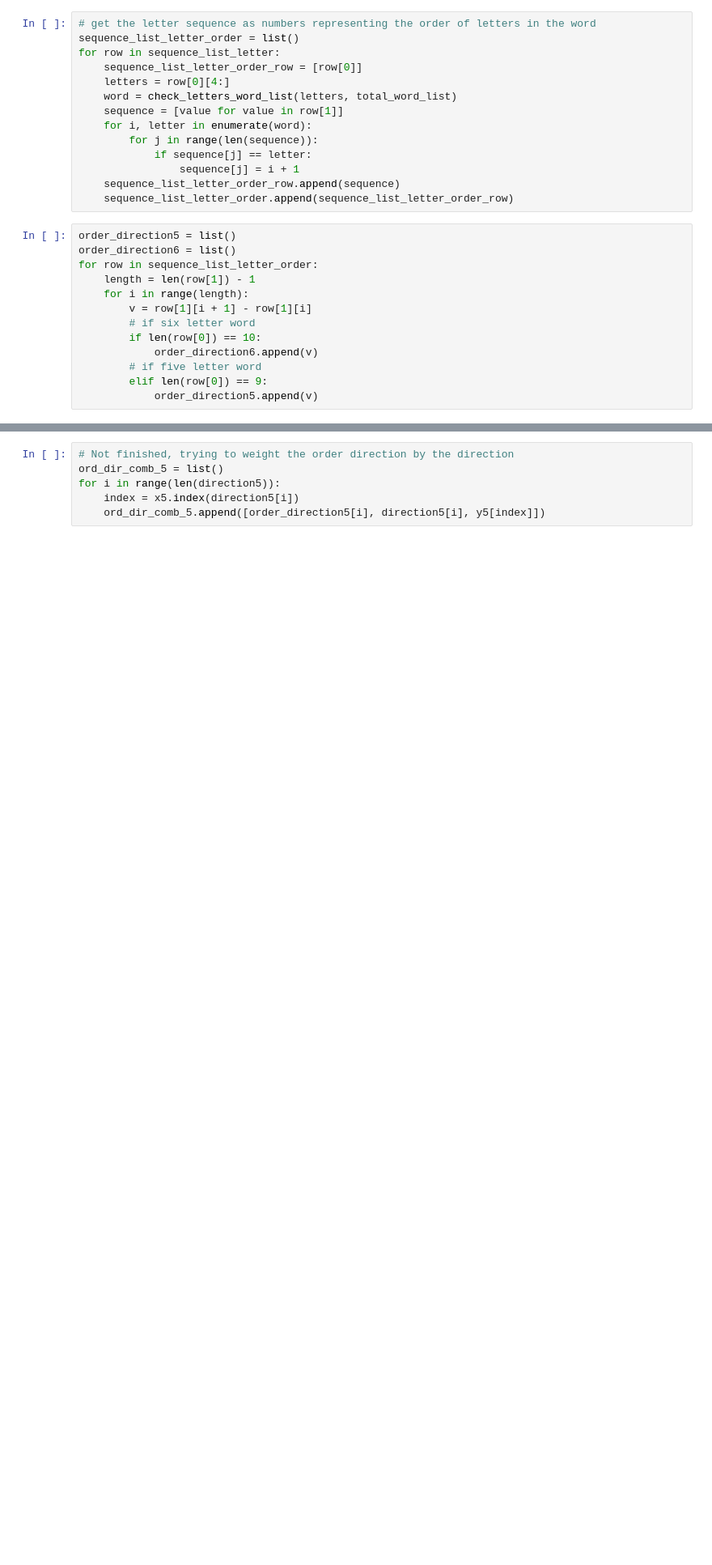
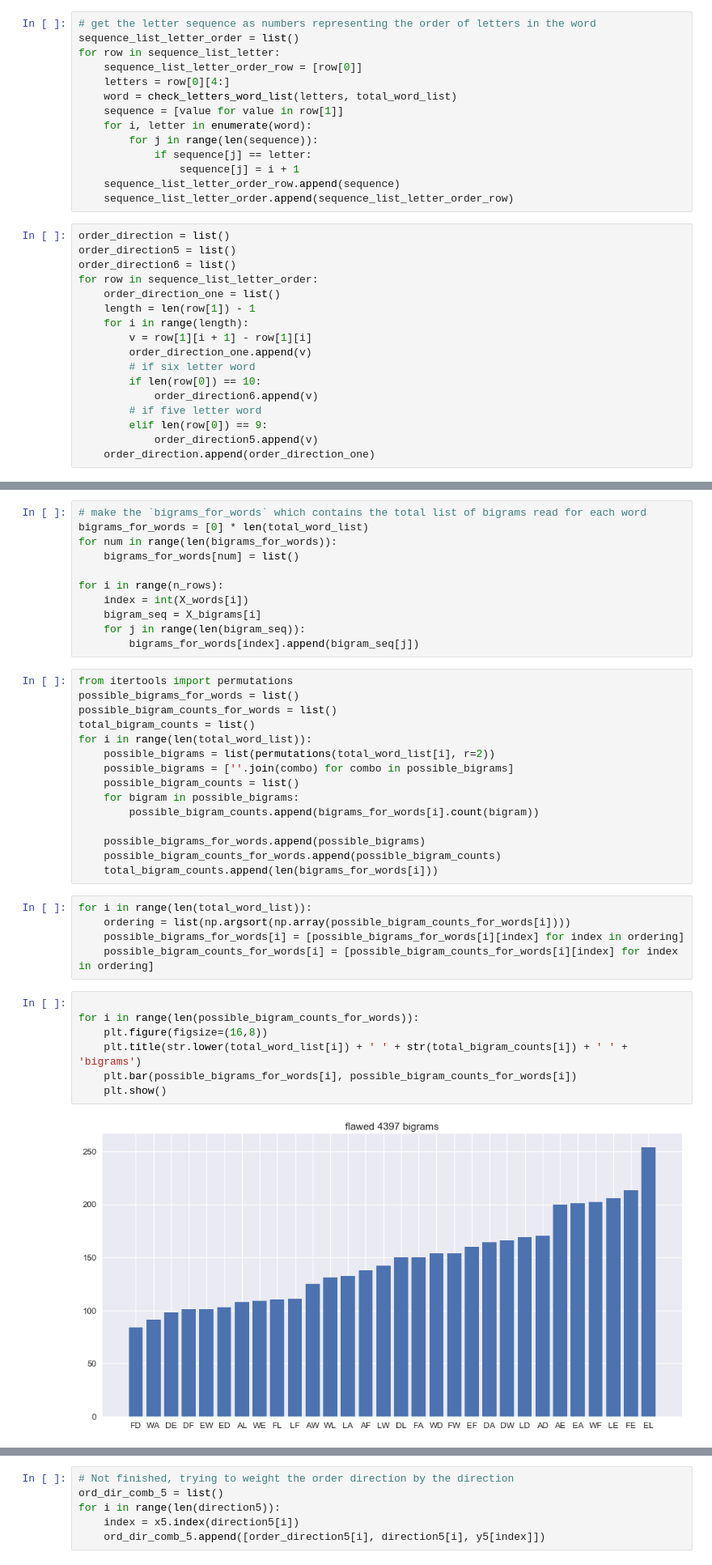
Before and after one commit to jessebmurray/eyetracking, a Jupyter notebook: par_data_total.ipynb, the cells around one changed output, grey strips where cells are left out. Shown at 81% size. Drawn from its saved outputs; the diff is of its cells as text; blank space fills up the shorter version.

```diff
--- a/par_data_total.ipynb
+++ b/par_data_total.ipynb
@@ -683,15 +690,19 @@ for row in sequence_list_letter:
     sequence_list_letter_order_row.append(sequence)
     sequence_list_letter_order.append(sequence_list_letter_order_row)
 # %%
+order_direction = list()
 order_direction5 = list()
 order_direction6 = list()
 for row in sequence_list_letter_order:
+    order_direction_one = list()
     length = len(row[1]) - 1
     for i in range(length):
         v = row[1][i + 1] - row[1][i]
+        order_direction_one.append(v)
         # if six letter word
         if len(row[0]) == 10:
             order_direction6.append(v)
         # if five letter word
         elif len(row[0]) == 9:
             order_direction5.append(v)
+    order_direction.append(order_direction_one)
@@ -697,0 +764,40 @@ for row in sequence_list_letter_order:
+# %%
+# make the `bigrams_for_words` which contains the total list of bigrams read for each word
+bigrams_for_words = [0] * len(total_word_list)
+for num in range(len(bigrams_for_words)):
+    bigrams_for_words[num] = list()
+
+for i in range(n_rows):
+    index = int(X_words[i])
+    bigram_seq = X_bigrams[i]
+    for j in range(len(bigram_seq)):
+        bigrams_for_words[index].append(bigram_seq[j])
+# %%
+from itertools import permutations
+possible_bigrams_for_words = list()
+possible_bigram_counts_for_words = list()
+total_bigram_counts = list()
+for i in range(len(total_word_list)):
+    possible_bigrams = list(permutations(total_word_list[i], r=2))
+    possible_bigrams = [''.join(combo) for combo in possible_bigrams]
+    possible_bigram_counts = list()
+    for bigram in possible_bigrams:
+        possible_bigram_counts.append(bigrams_for_words[i].count(bigram))
+
+    possible_bigrams_for_words.append(possible_bigrams)
+    possible_bigram_counts_for_words.append(possible_bigram_counts)
+    total_bigram_counts.append(len(bigrams_for_words[i]))
+# %%
+for i in range(len(total_word_list)):
+    ordering = list(np.argsort(np.array(possible_bigram_counts_for_words[i])))
+    possible_bigrams_for_words[i] = [possible_bigrams_for_words[i][index] for index in ordering]
+    possible_bigram_counts_for_words[i] = [possible_bigram_counts_for_words[i][index] for index in ordering]
+# %%
+
+for i in range(len(possible_bigram_counts_for_words)):
+    plt.figure(figsize=(16,8))
+    plt.title(str.lower(total_word_list[i]) + ' ' + str(total_bigram_counts[i]) + ' ' + 'bigrams')
+    plt.bar(possible_bigrams_for_words[i], possible_bigram_counts_for_words[i])
+    plt.show()
+# %% [output]
+[figure, added]
```
Also changed, not shown: parts of 14 cells of this notebook.
